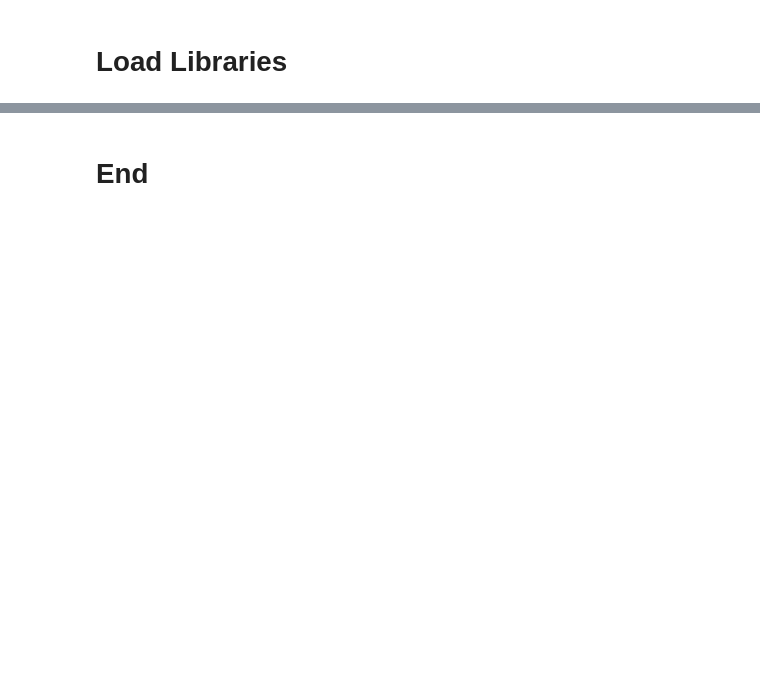
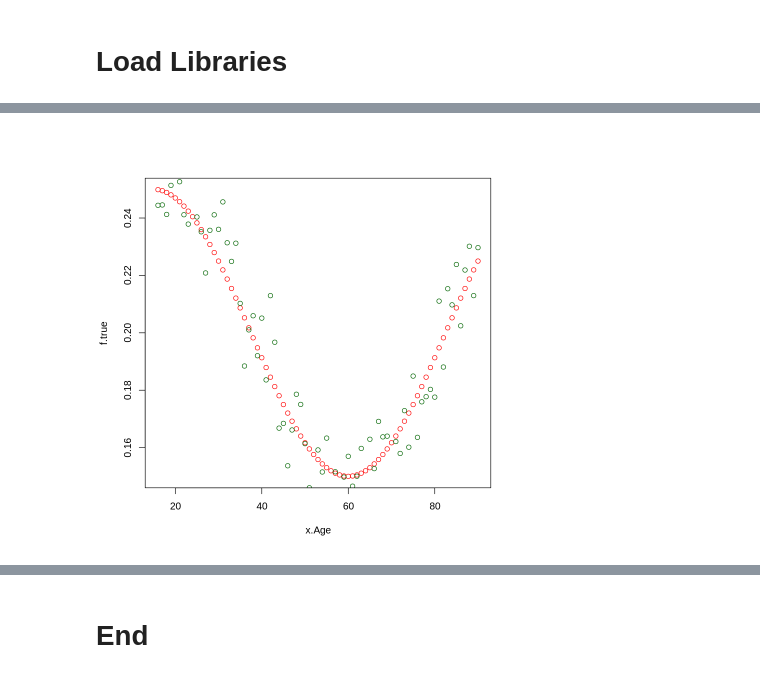
Before and after one commit to whyme314/playground-2023, a Jupyter notebook: GCW_playcode.ipynb, the cells around one changed output, grey strips where cells are left out. Drawn from its saved outputs; the diff is of its cells as text; code cells hidden in the pictures; blank space fills up the shorter version.

```diff
--- a/GCW_playcode.ipynb
+++ b/GCW_playcode.ipynb
@@ -549,0 +140,9 @@ legend("bottomright", legend=c("XGBoost", "GBM", "GLM"), col=c("red", "green", "
+# %%
+df2 <- df.train %>%
+  group_by(x.Age) %>%
+  summarise(reccnt = n(),
+            sum.true = sum(y.truth),
+            sum.actual = sum(y.out)) %>%
+  mutate(f.true = sum.true / reccnt,
+         f.actual = sum.actual / reccnt)
+df2
@@ -549,0 +169,5 @@ legend("bottomright", legend=c("XGBoost", "GBM", "GLM"), col=c("red", "green", "
+# %%
+with(df2, plot(x.Age, f.true, col="red"))
+with(df2, points(x.Age, f.actual, col="darkgreen"))
+# %% [output]
+[figure, added]
```
Also changed, not shown: parts of 165 cells of this notebook.
